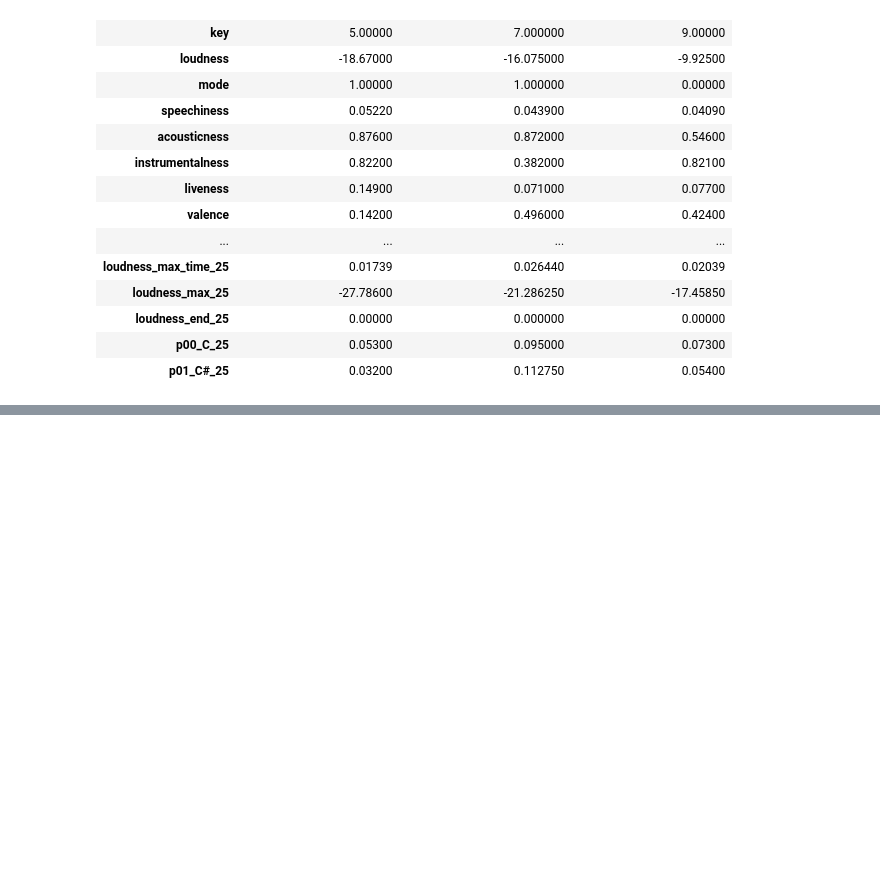
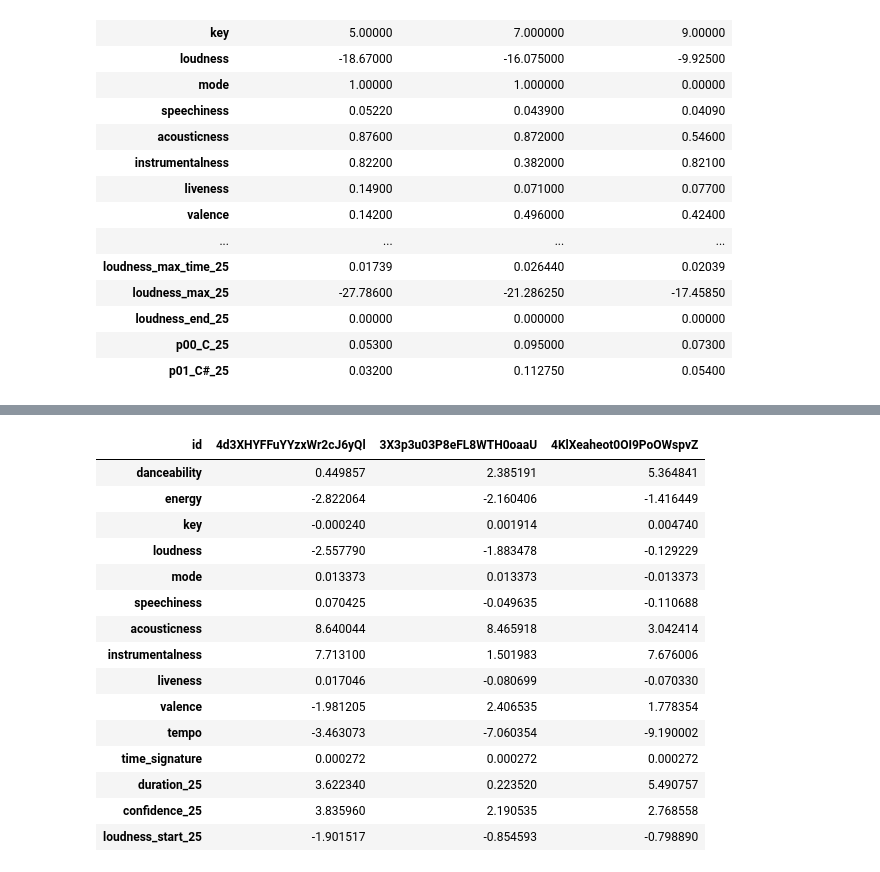
Before and after one commit to francotestori/dmctuba_01, a Jupyter notebook: clustering/clustering_pam.ipynb, the cells around one changed output, grey strips where cells are left out. Cells and saved outputs as stored; diff of their text form; code cells hidden in the pictures; blank space fills up the shorter version.

```diff
--- a/clustering/clustering_pam.ipynb
+++ b/clustering/clustering_pam.ipynb
@@ -121,0 +124,27 @@ newdf.head(3).T.head(15)
+# %%
+# Escalando cada feature por su importancia para la clasificacion
+
+dfeature = pd.read_pickle("../sources/importance.pickle")
+dfeature
+for k,row in dfeature.iterrows():
+#    print(row['feature'])
+    data[row['feature']] = data[row['feature']]*100*row['importance']
+
+data.head(3).T.head(15)
+# %% [output]
+| id | 4d3XHYFFuYYzxWr2cJ6yQl | 3X3p3u03P8eFL8WTH0oaaU | 4KlXeaheot0OI9PoOWspvZ |
+| danceability | 0.449857 | 2.385191 | 5.364841 |
+| energy | -2.822064 | -2.160406 | -1.416449 |
+| key | -0.000240 | 0.001914 | 0.004740 |
+| loudness | -2.557790 | -1.883478 | -0.129229 |
+| mode | 0.013373 | 0.013373 | -0.013373 |
+| speechiness | 0.070425 | -0.049635 | -0.110688 |
+| acousticness | 8.640044 | 8.465918 | 3.042414 |
+| instrumentalness | 7.713100 | 1.501983 | 7.676006 |
+| liveness | 0.017046 | -0.080699 | -0.070330 |
+| valence | -1.981205 | 2.406535 | 1.778354 |
+| tempo | -3.463073 | -7.060354 | -9.190002 |
+| time_signature | 0.000272 | 0.000272 | 0.000272 |
+| duration_25 | 3.622340 | 0.223520 | 5.490757 |
+| confidence_25 | 3.835960 | 2.190535 | 2.768558 |
+| loudness_start_25 | -1.901517 | -0.854593 | -0.798890 |
```
Also changed, not shown: parts of 5 cells of this notebook, 2 other files.
